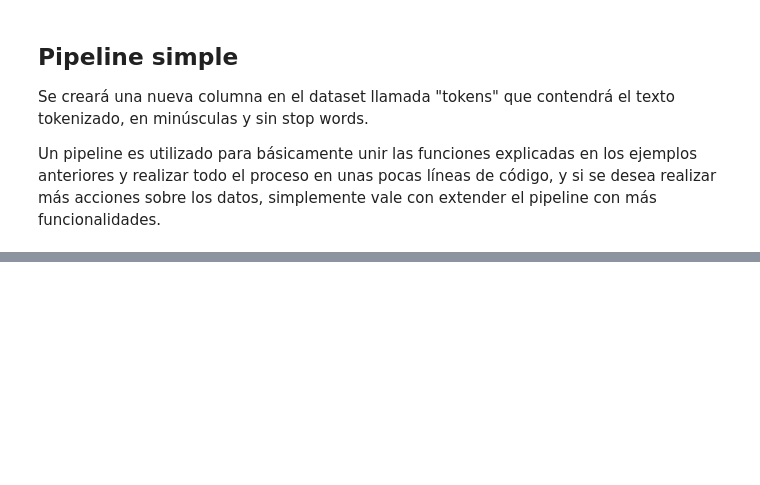
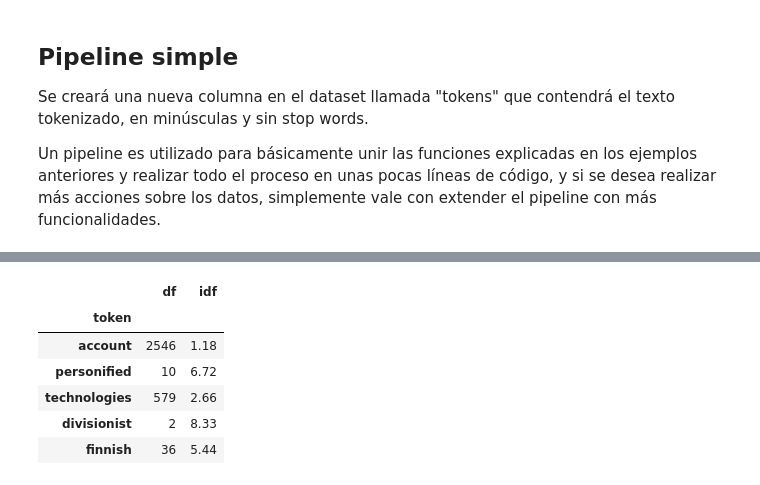
Before and after one commit to DiegoAlcoba/GVTIA, a Jupyter notebook: code_examples/1_primeros_pasos/1-textual_data.ipynb, the cells around one changed output, grey strips where cells are left out. Drawn from its saved outputs; the diff is of its cells as text; code cells hidden in the pictures; blank space fills up the shorter version.

Commit message:
Cap1 casi ejemplizado y documentado correctamente

```diff
--- a/code_examples/1_primeros_pasos/1-textual_data.ipynb
+++ b/code_examples/1_primeros_pasos/1-textual_data.ipynb
@@ -221,0 +223,8 @@ df['num_tokens'] = df['tokens'].progress_map(len)
+# %%
+from collections import Counter
+
+#Ejemplo de conteo de palabras con frase simple
+tokens = tokenize("La ciberseguridad es importante, pero más importante que la ciberseguridad es la salud.")
+
+counter = Counter(tokens)
+print(counter)
@@ -221,0 +243,6 @@ df['num_tokens'] = df['tokens'].progress_map(len)
+# %%
+counter = Counter()
+mst_comm = df['tokens'].map(counter.update)
+
+#se muestran las 5 palabras con frecuencia más alta del corpus
+pp.pprint(counter.most_common(5))
@@ -221,0 +296,65 @@ df['num_tokens'] = df['tokens'].progress_map(len)
+# %%
+# ##No he conseguido instalar wordcloud en mi pc por problemas con el gestor
+# #de paquetes yay que se usa en los sistemas basados en Arch Linux
+
+# ##Por ahora, el código es prácticamente idéntico al ejemplificado en el libro
+# #y en el momento que pueda reparar los problemas con el gestor trataré de ejecutarlo
+# #y ver su funcionamiento correctamente
+
+# from wordcloud import WordCloud
+
+def compute_idf(df, column='tokens', preprocess=None, min_df=2):
+
+    #conteo de tokens
+    def update(doc):
+        tokens = doc if preprocess is None else preprocess(doc)
+        counter.update(set(tokens))
+
+    counter = Counter()
+    df[column].progress_map(update)
+
+    #creación del data frame y cómputo IDF
+    idf_df = pd.DataFrame.from_dict(counter, orient='index', columns=['df'])
+    idf_df = idf_df.query('df >= @min_df')
+    idf_df['idf'] = np.log(len(df)/idf_df['df'])+0.1
+    idf_df.index.name = 'token'
+
+    return idf_df
+
+idf_df = compute_idf(df)
+
+#Samples de valores IDF
+#Alto IDF -> término interesante
+idf_df.sample(5)
+
+# #Mostrando los valores IDF a través de wordclouds tras añadir nuevas stopwords,
+# se pueden ver de manera más visible las palabras que se pueden tener en
+# mayor consideración a la hora del análisis
+# freq_1970 = count_words(df[df['year'] == 1970])
+# freq_2015 = count_words(df[df['year'] == 2015])
+
+# freq_1970['tfidf'] = freq_1970['freq'] * idf_df['idf']
+# freq_2015['tfidf'] = freq_2015['freq'] * idf_df['idf']
+
+# plt.figure(figsize=(12,6))
+# # #wordcloud(freq_df['freq'], title='All years', subplot=(1,3,1))
+# plt.subplot(2,2,1)###
+# wordcloud(freq_1970['freq'], title='1970 - TF',
+#           stopwords=['twenty-fifth', 'twenty-five'])
+# plt.subplot(2,2,2)###
+# wordcloud(freq_2015['freq'], title='2015 - TF',
+#           stopwords=['seventieth'])
+# plt.subplot(2,2,3)###
+# wordcloud(freq_1970['tfidf'], title='1970 - TF-IDF',
+#           stopwords=['twenty-fifth', 'twenty-five', 'twenty', 'fifth'])
+# plt.subplot(2,2,4)###
+# wordcloud(freq_2015['tfidf'], title='2015 - TF-IDF',
+#           stopwords=['seventieth'])
+# %% [output]
+|  | df | idf |
+| token |  |  |
+| account | 2546 | 1.18 |
+| personified | 10 | 6.72 |
+| technologies | 579 | 2.66 |
+| divisionist | 2 | 8.33 |
+| finnish | 36 | 5.44 |
```
Also changed, not shown: parts of 13 cells of this notebook.
